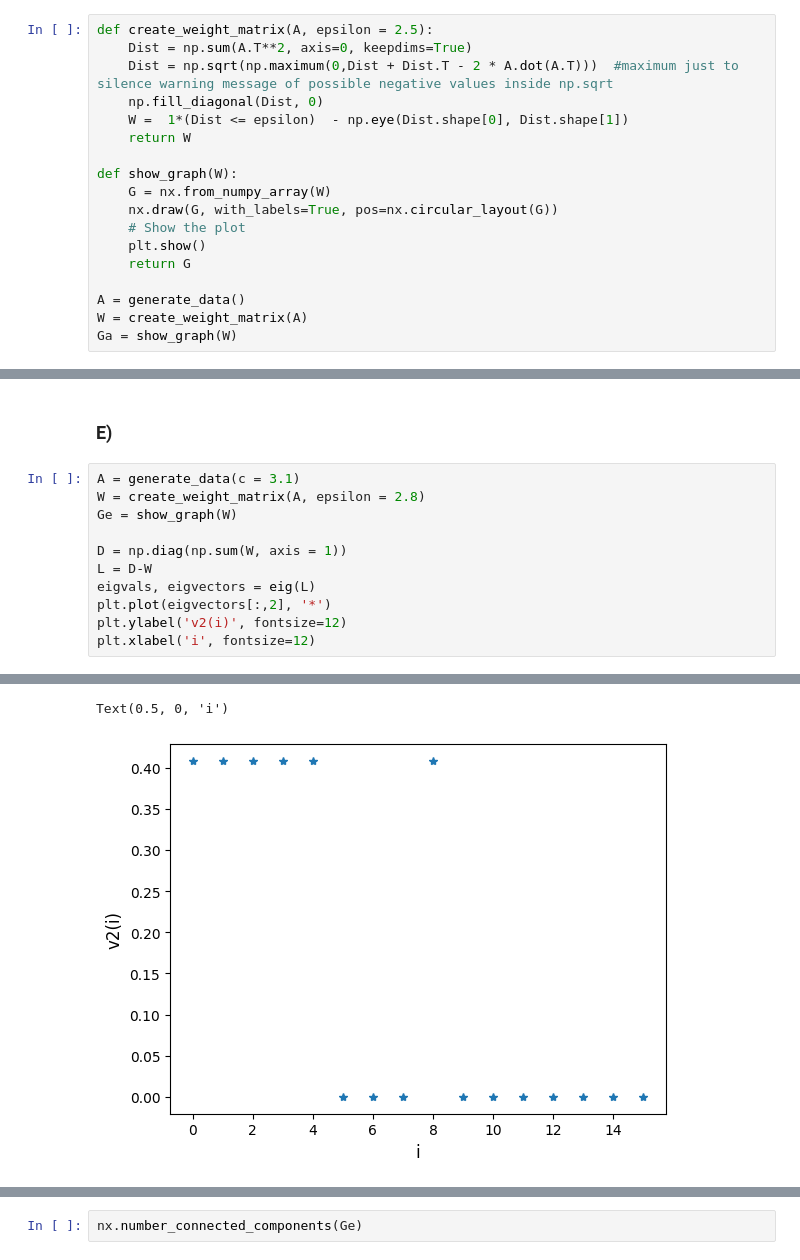
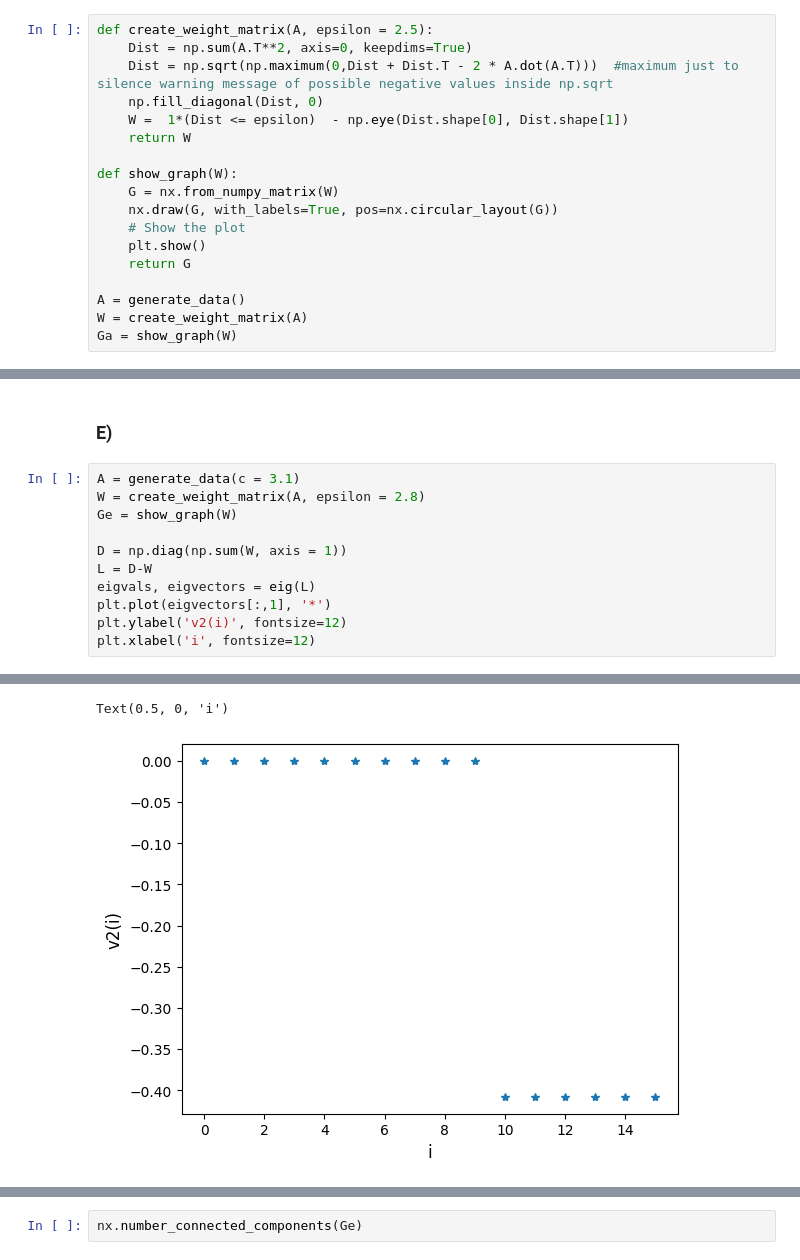
Before and after one commit to dahnlund/SF2526-Lab2, a Jupyter notebook: ex2.ipynb, the cells around one changed output, grey strips where cells are left out. Saved outputs shown, nothing was run; the diff lists cells and outputs as text.

```diff
--- a/ex2.ipynb
+++ b/ex2.ipynb
@@ -26,7 +26,7 @@ def create_weight_matrix(A, epsilon = 2.5):
     return W
 
 def show_graph(W):
-    G = nx.from_numpy_array(W)
+    G = nx.from_numpy_matrix(W)
     nx.draw(G, with_labels=True, pos=nx.circular_layout(G))
     # Show the plot
     plt.show()
@@ -108,15 +108,15 @@ We see that $\lambda \approx 0$ appears 4 times, so $k = 2$. According to the Le
 # %%
 A = generate_data(c = 3.1)
 W = create_weight_matrix(A, epsilon = 2.8)
 Ge = show_graph(W)
 
 D = np.diag(np.sum(W, axis = 1))
 L = D-W
 eigvals, eigvectors = eig(L)
-plt.plot(eigvectors[:,2], '*')
+plt.plot(eigvectors[:,1], '*')
 plt.ylabel('v2(i)', fontsize=12)
 plt.xlabel('i', fontsize=12)
 # %% [output]
 [figure]
 Text(0.5, 0, 'i')
-[figure, old version]
+[figure, new version]
```
Also changed, not shown: parts of 4 cells of this notebook.
